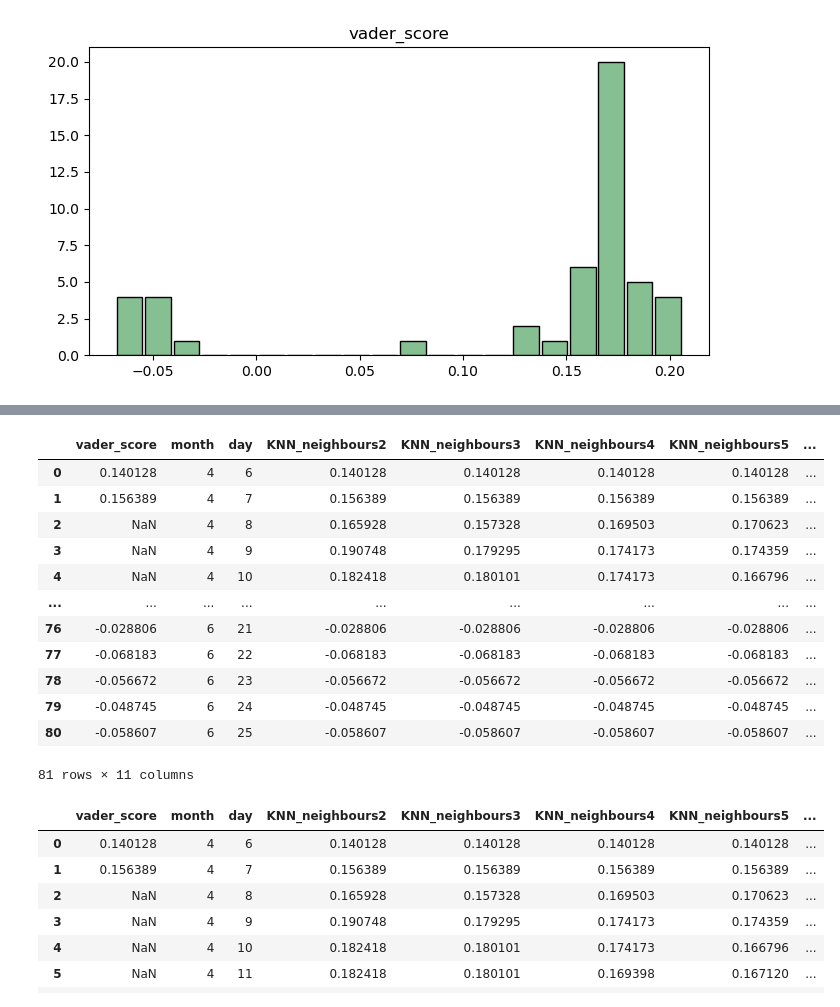
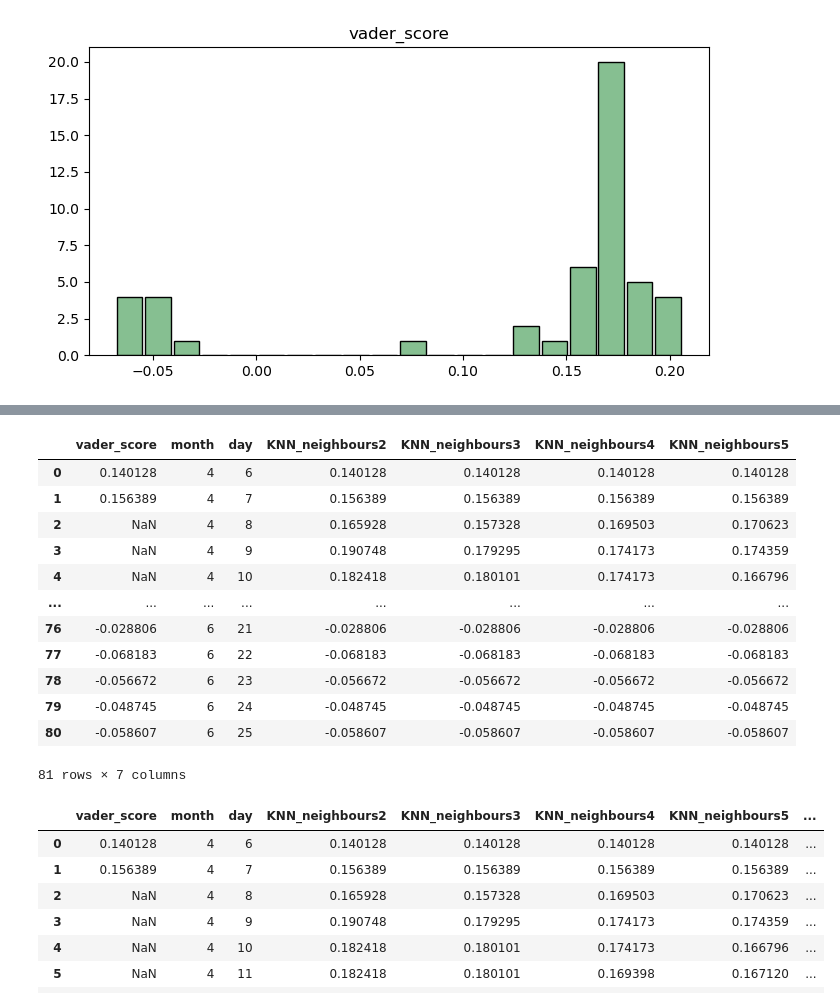
Before and after one commit to coharaCNJ/M.Sc.-Data-Analytics-Semester-2-CA2, a Jupyter notebook: Sentiment_Analysis.ipynb, the cells around one changed output, grey strips where cells are left out. Cells and saved outputs as stored; diff of their text form; code cells hidden in the pictures.

```diff
--- a/Sentiment_Analysis.ipynb
+++ b/Sentiment_Analysis.ipynb
@@ -325,3 +336,4 @@ tweets_byday.set_index('Date', inplace= True)
 tweets_byday.to_csv('before_imputing.csv', index=True)
 # %%
 orig_data = score_imputed.copy()
+test_KNN = score_imputed.copy()
@@ -344,24 +340,23 @@ score_imputed
 # %%
-for i in range(2,10):
+for i in range(2,6):
     knn_imputer = KNNImputer(n_neighbors=i)
-    #score_imputed[f"KNN_neighbours_{i}"] = knn_imputer.fit_transform(orig_data)
     col_name = 'KNN_neighbours' + str(i)
-    score_imputed.loc[:, col_name] = np.nan
-    score_imputed[col_name] = knn_imputer.fit_transform(orig_data)
+    test_KNN.loc[:, col_name] = np.nan
+    test_KNN[col_name] = knn_imputer.fit_transform(orig_data)
 # %%
-score_imputed
+test_KNN
 # %% [output]
-|  | vader_score | month | day | KNN_neighbours2 | KNN_neighbours3 | KNN_neighbours4 | KNN_neighbours5 | ... |
-| 0 | 0.140128 | 4 | 6 | 0.140128 | 0.140128 | 0.140128 | 0.140128 | ... |
-| 1 | 0.156389 | 4 | 7 | 0.156389 | 0.156389 | 0.156389 | 0.156389 | ... |
-| 2 | NaN | 4 | 8 | 0.165928 | 0.157328 | 0.169503 | 0.170623 | ... |
-| 3 | NaN | 4 | 9 | 0.190748 | 0.179295 | 0.174173 | 0.174359 | ... |
-| 4 | NaN | 4 | 10 | 0.182418 | 0.180101 | 0.174173 | 0.166796 | ... |
-| ... | ... | ... | ... | ... | ... | ... | ... | ... |
-| 76 | -0.028806 | 6 | 21 | -0.028806 | -0.028806 | -0.028806 | -0.028806 | ... |
-| 77 | -0.068183 | 6 | 22 | -0.068183 | -0.068183 | -0.068183 | -0.068183 | ... |
-| 78 | -0.056672 | 6 | 23 | -0.056672 | -0.056672 | -0.056672 | -0.056672 | ... |
-| 79 | -0.048745 | 6 | 24 | -0.048745 | -0.048745 | -0.048745 | -0.048745 | ... |
-| 80 | -0.058607 | 6 | 25 | -0.058607 | -0.058607 | -0.058607 | -0.058607 | ... |
+|  | vader_score | month | day | KNN_neighbours2 | KNN_neighbours3 | KNN_neighbours4 | KNN_neighbours5 |
+| 0 | 0.140128 | 4 | 6 | 0.140128 | 0.140128 | 0.140128 | 0.140128 |
+| 1 | 0.156389 | 4 | 7 | 0.156389 | 0.156389 | 0.156389 | 0.156389 |
+| 2 | NaN | 4 | 8 | 0.165928 | 0.157328 | 0.169503 | 0.170623 |
+| 3 | NaN | 4 | 9 | 0.190748 | 0.179295 | 0.174173 | 0.174359 |
+| 4 | NaN | 4 | 10 | 0.182418 | 0.180101 | 0.174173 | 0.166796 |
+| ... | ... | ... | ... | ... | ... | ... | ... |
+| 76 | -0.028806 | 6 | 21 | -0.028806 | -0.028806 | -0.028806 | -0.028806 |
+| 77 | -0.068183 | 6 | 22 | -0.068183 | -0.068183 | -0.068183 | -0.068183 |
+| 78 | -0.056672 | 6 | 23 | -0.056672 | -0.056672 | -0.056672 | -0.056672 |
+| 79 | -0.048745 | 6 | 24 | -0.048745 | -0.048745 | -0.048745 | -0.048745 |
+| 80 | -0.058607 | 6 | 25 | -0.058607 | -0.058607 | -0.058607 | -0.058607 |
-81 rows × 11 columns
+81 rows × 7 columns
 # %%
```
Also changed, not shown: parts of 22 cells of this notebook, 7 other files.
